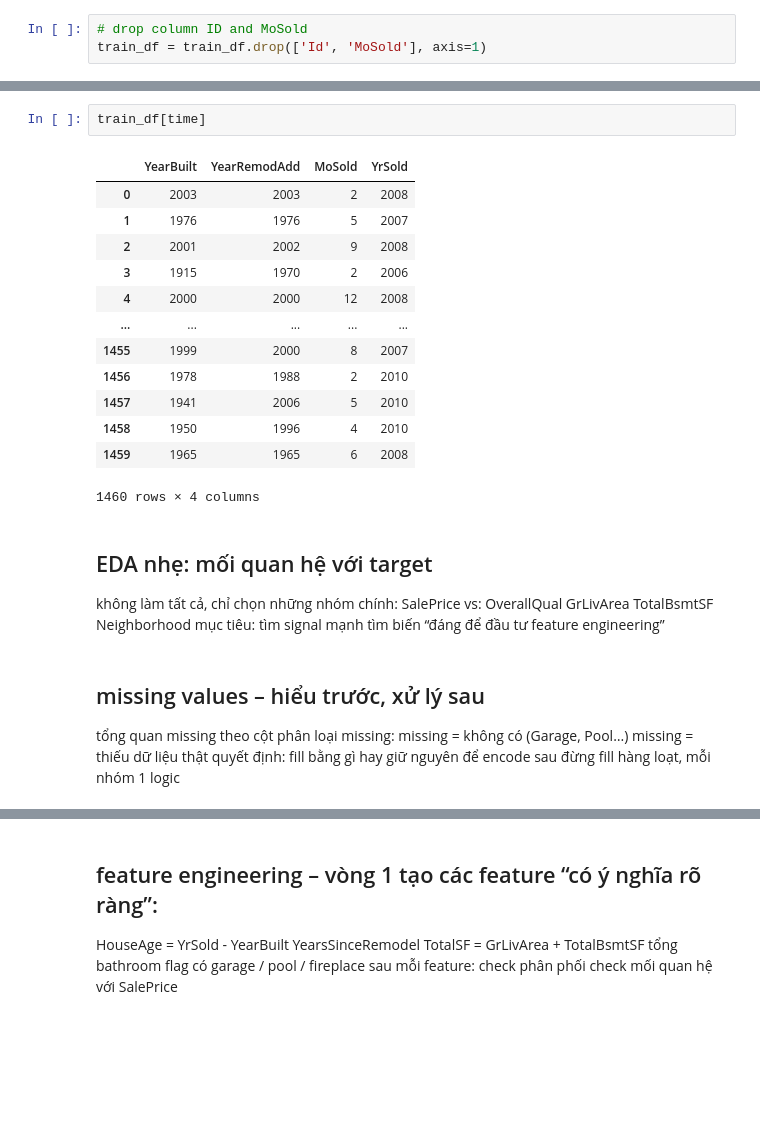
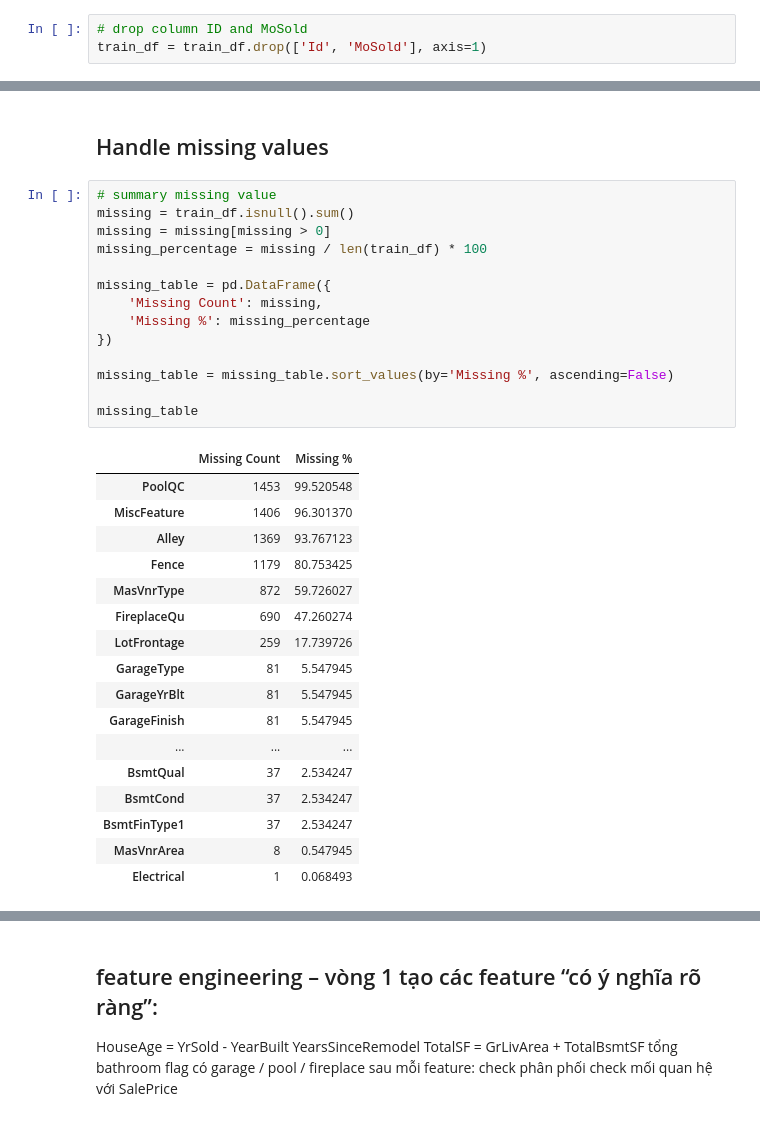
Before and after one commit to nh-adorie/adorie-data-projects, a Jupyter notebook: house-prices/01_eda_features_engineering.ipynb, the cells around one changed output, grey strips where cells are left out. Drawn from its saved outputs; the diff is of its cells as text; blank space fills up the shorter version.

Commit message:
feature engineering

```diff
--- a/house-prices/01_eda_features_engineering.ipynb
+++ b/house-prices/01_eda_features_engineering.ipynb
@@ -158,37 +134,34 @@ Name: YrSinceBuilt, Length: 1460, dtype: int64
-# %%
-train_df[time]
-# %% [output]
-|  | YearBuilt | YearRemodAdd | MoSold | YrSold |
-| 0 | 2003 | 2003 | 2 | 2008 |
-| 1 | 1976 | 1976 | 5 | 2007 |
-| 2 | 2001 | 2002 | 9 | 2008 |
-| 3 | 1915 | 1970 | 2 | 2006 |
-| 4 | 2000 | 2000 | 12 | 2008 |
-| ... | ... | ... | ... | ... |
-| 1455 | 1999 | 2000 | 8 | 2007 |
-| 1456 | 1978 | 1988 | 2 | 2010 |
-| 1457 | 1941 | 2006 | 5 | 2010 |
-| 1458 | 1950 | 1996 | 4 | 2010 |
-| 1459 | 1965 | 1965 | 6 | 2008 |
-1460 rows × 4 columns
-# %% [markdown]
-## EDA nhẹ: mối quan hệ với target
-không làm tất cả, chỉ chọn những nhóm chính:
-SalePrice vs:
-OverallQual
-GrLivArea
-TotalBsmtSF
-Neighborhood
-mục tiêu:
-tìm signal mạnh
-tìm biến “đáng để đầu tư feature engineering”
-# %% [markdown]
-## missing values – hiểu trước, xử lý sau
-tổng quan missing theo cột
-phân loại missing:
-missing = không có (Garage, Pool…)
-missing = thiếu dữ liệu thật
-quyết định:
-fill bằng gì
-hay giữ nguyên để encode sau
-đừng fill hàng loạt, mỗi nhóm 1 logic
+# %% [markdown]
+## Handle missing values
+# %%
+# summary missing value
+missing = train_df.isnull().sum()
+missing = missing[missing > 0]
+missing_percentage = missing / len(train_df) * 100
+
+missing_table = pd.DataFrame({
+    'Missing Count': missing,
+    'Missing %': missing_percentage
+})
+
+missing_table = missing_table.sort_values(by='Missing %', ascending=False)
+
+missing_table
+# %% [output]
+|  | Missing Count | Missing % |
+| PoolQC | 1453 | 99.520548 |
+| MiscFeature | 1406 | 96.301370 |
+| Alley | 1369 | 93.767123 |
+| Fence | 1179 | 80.753425 |
+| MasVnrType | 872 | 59.726027 |
+| FireplaceQu | 690 | 47.260274 |
+| LotFrontage | 259 | 17.739726 |
+| GarageType | 81 | 5.547945 |
+| GarageYrBlt | 81 | 5.547945 |
+| GarageFinish | 81 | 5.547945 |
+| ... | ... | ... |
+| BsmtQual | 37 | 2.534247 |
+| BsmtCond | 37 | 2.534247 |
+| BsmtFinType1 | 37 | 2.534247 |
+| MasVnrArea | 8 | 0.547945 |
+| Electrical | 1 | 0.068493 |
```
Also changed, not shown: parts of 16 cells of this notebook.
